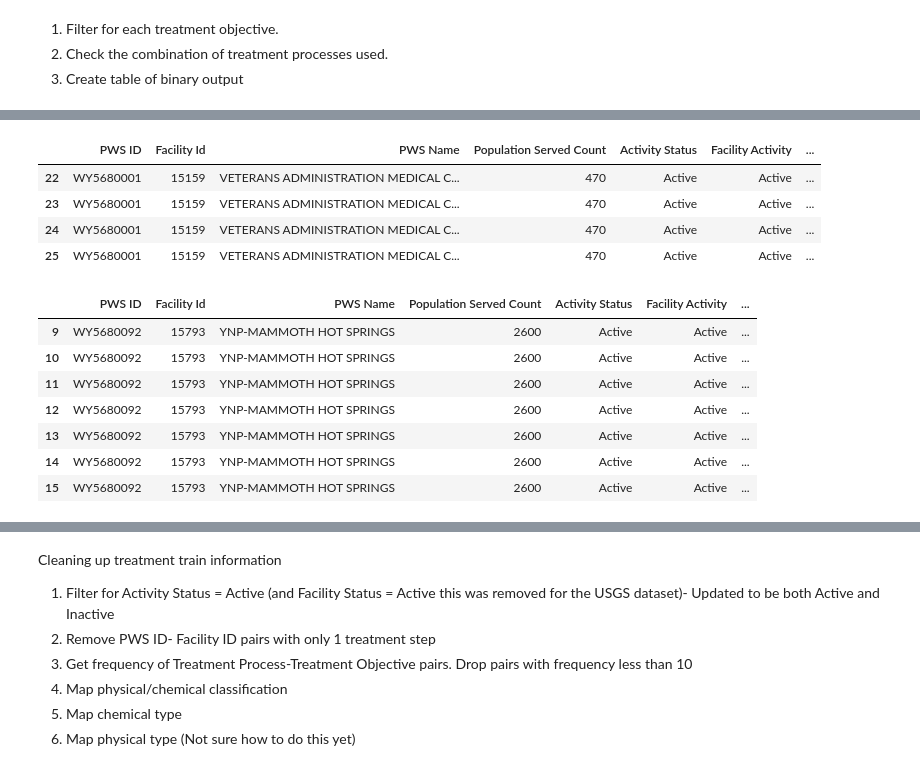
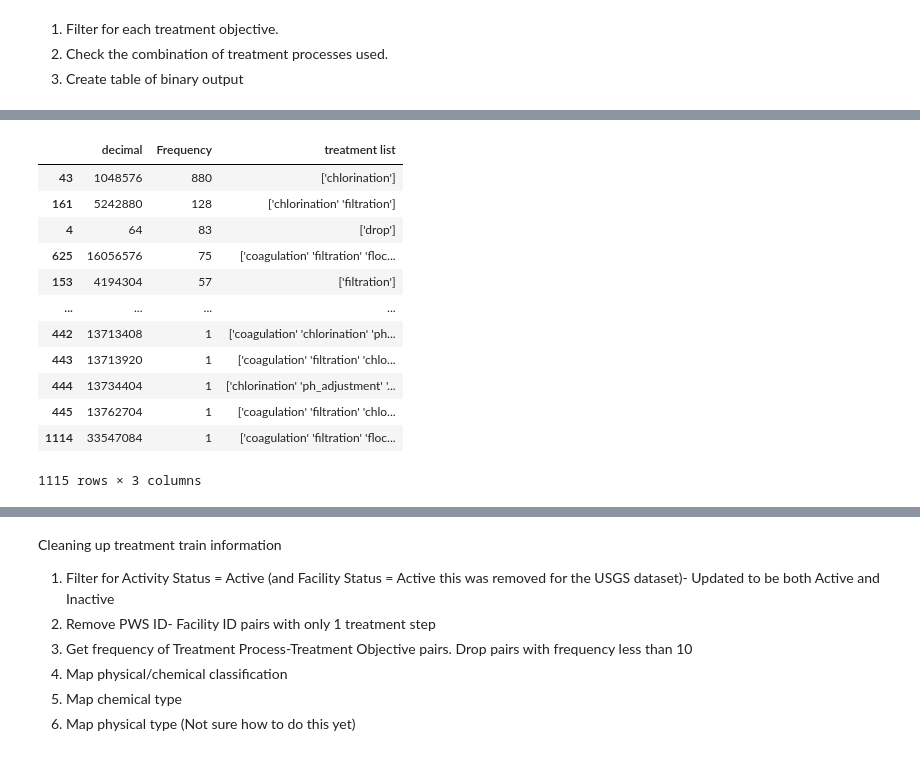
Before and after one commit to MuktaHardikar/WaterTAP3, a Jupyter notebook: watertap3/watertap3/sdwis_treatment_train.ipynb, the cells around one changed output, grey strips where cells are left out. Drawn from its saved outputs; the diff is of its cells as text; code cells hidden in the pictures.

```diff
--- a/watertap3/watertap3/sdwis_treatment_train.ipynb
+++ b/watertap3/watertap3/sdwis_treatment_train.ipynb
@@ -98 +203,22 @@ sdwis_filtered_particulate_removal_frequency_df.rename(columns={0:'Frequency'},i
+# %%
+sdwis_filtered_sw_frequency_df = sdwis_filtered_sw_df.groupby('decimal').size().reset_index()
+sdwis_filtered_sw_frequency_df['treatment list'] = sdwis_filtered_sw_df.groupby('decimal').first()['Treatment list'].values
+sdwis_filtered_sw_frequency_df = sdwis_filtered_sw_frequency_df.sort_values(0,ascending=False)
+sdwis_filtered_sw_frequency_df.rename(columns={0:'Frequency'},inplace=True)
+
+sdwis_filtered_sw_frequency_df
+# %% [output]
+|  | decimal | Frequency | treatment list |
+| 43 | 1048576 | 880 | ['chlorination'] |
+| 161 | 5242880 | 128 | ['chlorination' 'filtration'] |
+| 4 | 64 | 83 | ['drop'] |
+| 625 | 16056576 | 75 | ['coagulation' 'filtration' 'floc... |
+| 153 | 4194304 | 57 | ['filtration'] |
+| ... | ... | ... | ... |
+| 442 | 13713408 | 1 | ['coagulation' 'chlorination' 'ph... |
+| 443 | 13713920 | 1 | ['coagulation' 'filtration' 'chlo... |
+| 444 | 13734404 | 1 | ['chlorination' 'ph_adjustment' '... |
+| 445 | 13762704 | 1 | ['coagulation' 'filtration' 'chlo... |
+| 1114 | 33547084 | 1 | ['coagulation' 'filtration' 'floc... |
+1115 rows × 3 columns
 # %%
@@ -101,20 +227,5 @@ sdwis_filtered_particulate_removal_frequency_df.rename(columns={0:'Frequency'},i
 # %%
-sdwis_filtered[(sdwis_filtered['PWS ID']=='WY5680001') & (sdwis_filtered['Facility Id']=='15159')]
+# sdwis_filtered[(sdwis_filtered['PWS ID']=='WY5680001') & (sdwis_filtered['Facility Id']=='15159')]
-# %% [output]
-|  | PWS ID | Facility Id | PWS Name | Population Served Count | Activity Status | Facility Activity | ... |
-| 22 | WY5680001 | 15159 | VETERANS ADMINISTRATION MEDICAL C... | 470 | Active | Active | ... |
-| 23 | WY5680001 | 15159 | VETERANS ADMINISTRATION MEDICAL C... | 470 | Active | Active | ... |
-| 24 | WY5680001 | 15159 | VETERANS ADMINISTRATION MEDICAL C... | 470 | Active | Active | ... |
-| 25 | WY5680001 | 15159 | VETERANS ADMINISTRATION MEDICAL C... | 470 | Active | Active | ... |
 # %%
-sdwis_filtered[(sdwis_filtered['PWS ID']=='WY5680092') & (sdwis_filtered['Facility Id']=='15793')]
+# sdwis_filtered[(sdwis_filtered['PWS ID']=='WY5680092') & (sdwis_filtered['Facility Id']=='15793')]
-# %% [output]
-|  | PWS ID | Facility Id | PWS Name | Population Served Count | Activity Status | Facility Activity | ... |
-| 9 | WY5680092 | 15793 | YNP-MAMMOTH HOT SPRINGS | 2600 | Active | Active | ... |
-| 10 | WY5680092 | 15793 | YNP-MAMMOTH HOT SPRINGS | 2600 | Active | Active | ... |
-| 11 | WY5680092 | 15793 | YNP-MAMMOTH HOT SPRINGS | 2600 | Active | Active | ... |
-| 12 | WY5680092 | 15793 | YNP-MAMMOTH HOT SPRINGS | 2600 | Active | Active | ... |
-| 13 | WY5680092 | 15793 | YNP-MAMMOTH HOT SPRINGS | 2600 | Active | Active | ... |
-| 14 | WY5680092 | 15793 | YNP-MAMMOTH HOT SPRINGS | 2600 | Active | Active | ... |
-| 15 | WY5680092 | 15793 | YNP-MAMMOTH HOT SPRINGS | 2600 | Active | Active | ... |
 # %%
```
Also changed, not shown: parts of 19 cells of this notebook, 1 other file.
